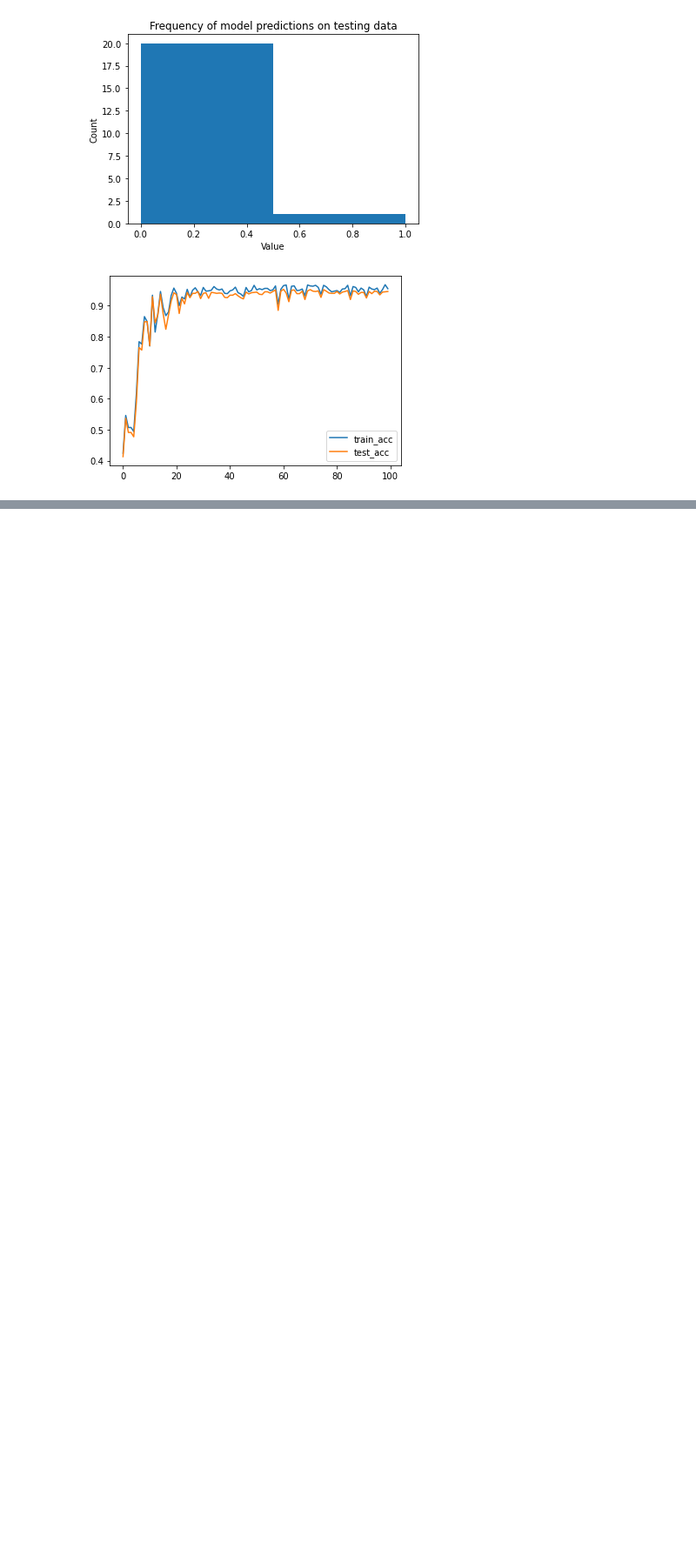
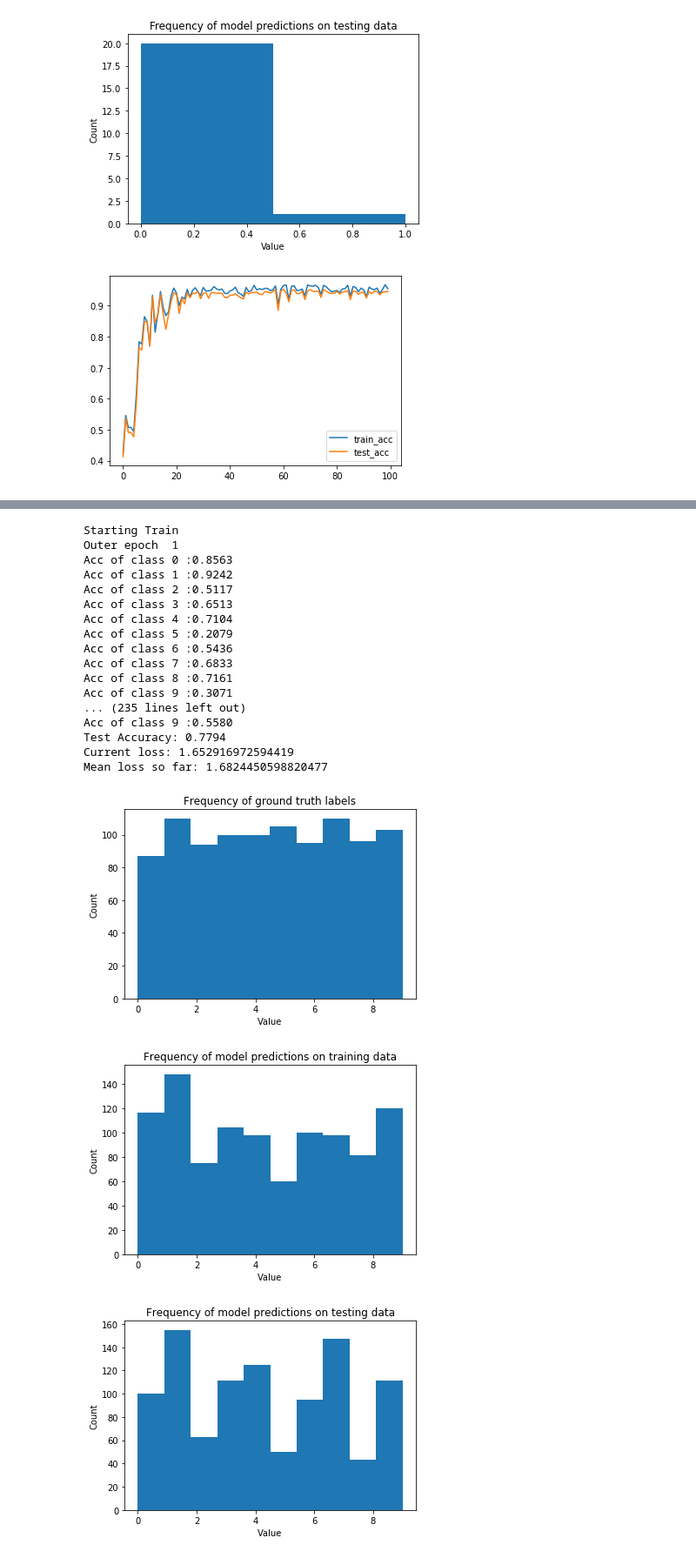
Before and after one commit to saykartik/assemblies, a Jupyter notebook: BrainNet/FFBrainNet Tests.ipynb, the cells around one changed output, grey strips where cells are left out. Shown at 87% size. Saved outputs shown, nothing was run; the diff lists cells and outputs as text; code cells hidden in the pictures; blank space fills up the shorter version.

```diff
--- a/BrainNet/FFBrainNet Tests.ipynb
+++ b/BrainNet/FFBrainNet Tests.ipynb
@@ -239,0 +292,38 @@ plt.show()
+# %%
+# Learn an output layer plasticity rule
+opts = Options(use_output_rule=True, gd_output_rule=True, gd_input=True)
+scheme = UpdateScheme(update_misclassified=False, update_all_edges=True)
+local_brain = FFLocalNet(n=784, m=10, l=1, w=1000, p=0.1, cap=100, options=opts, update_scheme=scheme)
+
+losses, meta_train_acc, meta_test_acc, meta_stats = train_local_rule(
+    X_train,
+    y_train,
+    local_brain,
+    10,
+    1,
+    100,
+    lr=1e-3,
+    X_test=X_test,
+    y_test=y_test,
+    verbose=True)
+# %% [output]
+Starting Train
+Outer epoch  1
+Acc of class 0 :0.8563
+Acc of class 1 :0.9242
+Acc of class 2 :0.5117
+Acc of class 3 :0.6513
+Acc of class 4 :0.7104
+Acc of class 5 :0.2079
+Acc of class 6 :0.5436
+Acc of class 7 :0.6833
+Acc of class 8 :0.7161
+Acc of class 9 :0.3071
+... (235 lines left out)
+Acc of class 9 :0.5580
+Test Accuracy: 0.7794
+Current loss: 1.652916972594419
+Mean loss so far: 1.6824450598820477
+[figure, added]
+[figure, added]
+[figure, added]
```
Also changed, not shown: parts of 17 cells of this notebook.
